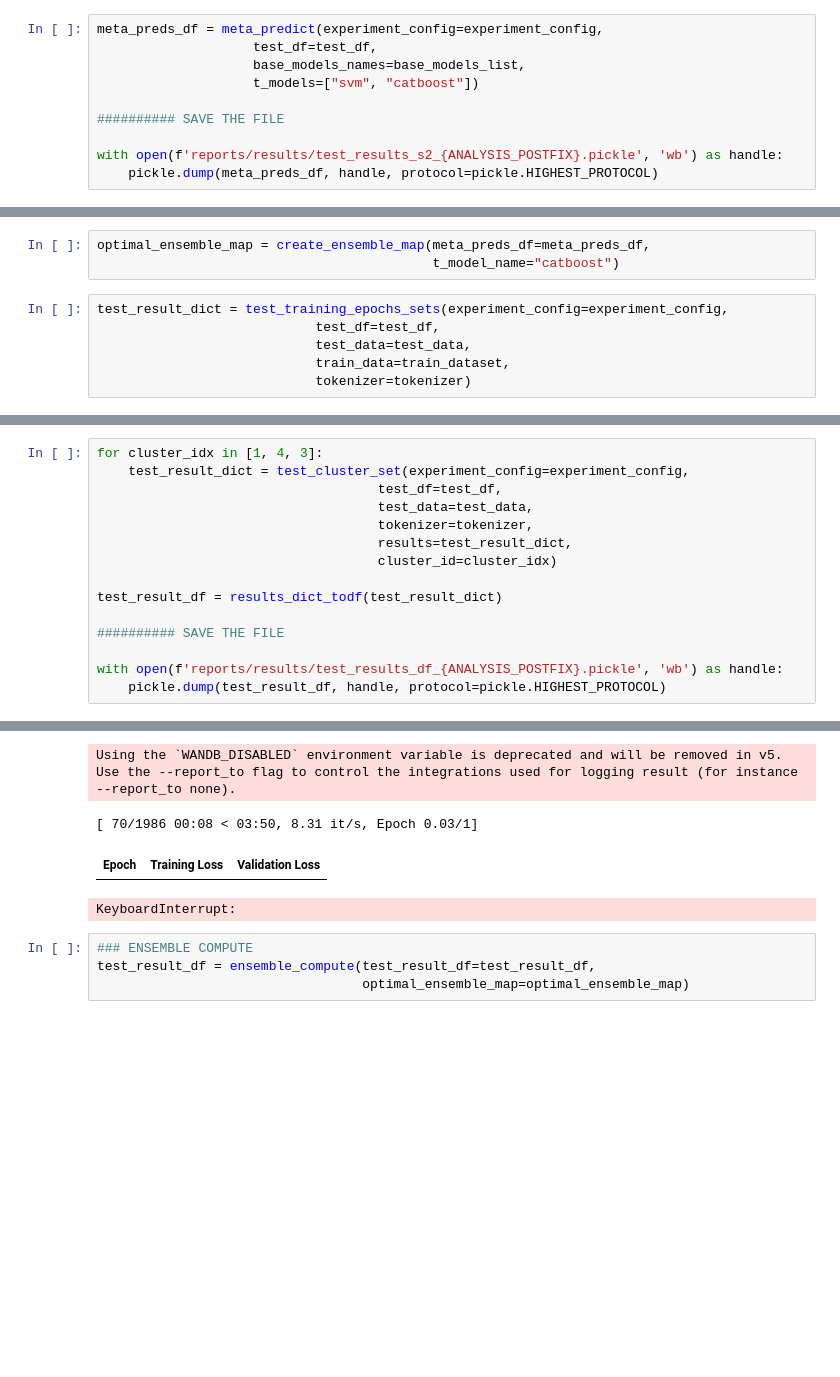
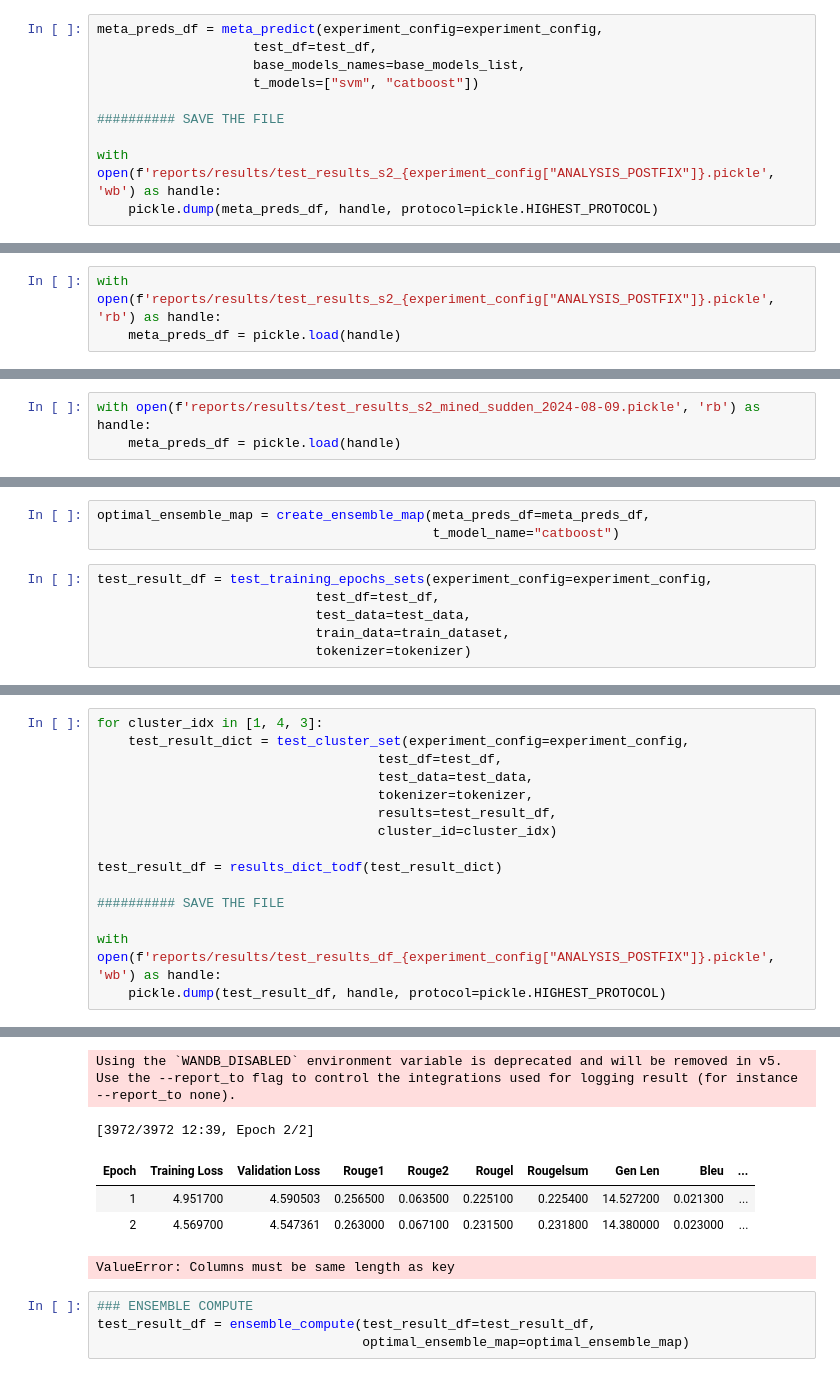
Before and after one commit to lizzzi111/Meta_Learning_Monitoring_Source_Code, a Jupyter notebook: ensemble_learning/01-Experimentation-FULL-Pipeline.ipynb, the cells around one changed output, grey strips where cells are left out. Cells and saved outputs as stored; diff of their text form; blank space fills up the shorter version.

```diff
--- a/ensemble_learning/01-Experimentation-FULL-Pipeline.ipynb
+++ b/ensemble_learning/01-Experimentation-FULL-Pipeline.ipynb
@@ -317,8 +336,11 @@ meta_preds_df = meta_predict(experiment_config=experiment_config,
 
 ########## SAVE THE FILE
 
-with open(f'reports/results/test_results_s2_{ANALYSIS_POSTFIX}.pickle', 'wb') as handle:
+with open(f'reports/results/test_results_s2_{experiment_config["ANALYSIS_POSTFIX"]}.pickle', 'wb') as handle:
     pickle.dump(meta_preds_df, handle, protocol=pickle.HIGHEST_PROTOCOL)
 # %% [output]
 svm
 catboost
+# %%
+with open(f'reports/results/test_results_s2_{experiment_config["ANALYSIS_POSTFIX"]}.pickle', 'rb') as handle:
+    meta_preds_df = pickle.load(handle)
@@ -325,3 +349,6 @@ catboost
+# %%
+with open(f'reports/results/test_results_s2_mined_sudden_2024-08-09.pickle', 'rb') as handle:
+    meta_preds_df = pickle.load(handle)
 # %%
 meta_preds_df.groupby("model_set").svm_preds.mean()
 # %% [output]
@@ -340,7 +365,7 @@ Name: svm_preds, dtype: float64
 optimal_ensemble_map = create_ensemble_map(meta_preds_df=meta_preds_df,
                                            t_model_name="catboost")
 # %%
-test_result_dict = test_training_epochs_sets(experiment_config=experiment_config,
+test_result_df = test_training_epochs_sets(experiment_config=experiment_config,
                             test_df=test_df,
                             test_data=test_data,
                             train_data=train_dataset,
@@ -356,13 +401,13 @@ for cluster_idx in [1, 4, 3]:
                                     test_df=test_df,
                                     test_data=test_data,
                                     tokenizer=tokenizer,
-                                    results=test_result_dict,
+                                    results=test_result_df,
                                     cluster_id=cluster_idx)
 
 test_result_df = results_dict_todf(test_result_dict)
 
 ########## SAVE THE FILE
 
-with open(f'reports/results/test_results_df_{ANALYSIS_POSTFIX}.pickle', 'wb') as handle:
+with open(f'reports/results/test_results_df_{experiment_config["ANALYSIS_POSTFIX"]}.pickle', 'wb') as handle:
     pickle.dump(test_result_df, handle, protocol=pickle.HIGHEST_PROTOCOL)
 # %% [output]
@@ -370,9 +415,11 @@ TRAINING CLUSTER SET 1 FOR EPOCHS1
 LOADING MODEL Salesforce/codet5-base-multi-sum
 cuda
 Using the `WANDB_DISABLED` environment variable is deprecated and will be removed in v5. Use the --report_to flag to control the integrations used for logging result (for instance --report_to none).
-[ 70/1986 00:08 < 03:50, 8.31 it/s, Epoch 0.03/1]
+[3972/3972 12:39, Epoch 2/2]
-| Epoch | Training Loss | Validation Loss |
+| Epoch | Training Loss | Validation Loss | Rouge1 | Rouge2 | Rougel | Rougelsum | Gen Len | Bleu | ... |
+| 1 | 4.951700 | 4.590503 | 0.256500 | 0.063500 | 0.225100 | 0.225400 | 14.527200 | 0.021300 | ... |
+| 2 | 4.569700 | 4.547361 | 0.263000 | 0.067100 | 0.231500 | 0.231800 | 14.380000 | 0.023000 | ... |
-KeyboardInterrupt:
+ValueError: Columns must be same length as key
 # %%
 ### ENSEMBLE COMPUTE
 test_result_df = ensemble_compute(test_result_df=test_result_df,
```
Also changed, not shown: parts of 19 cells of this notebook, 2 other files.
